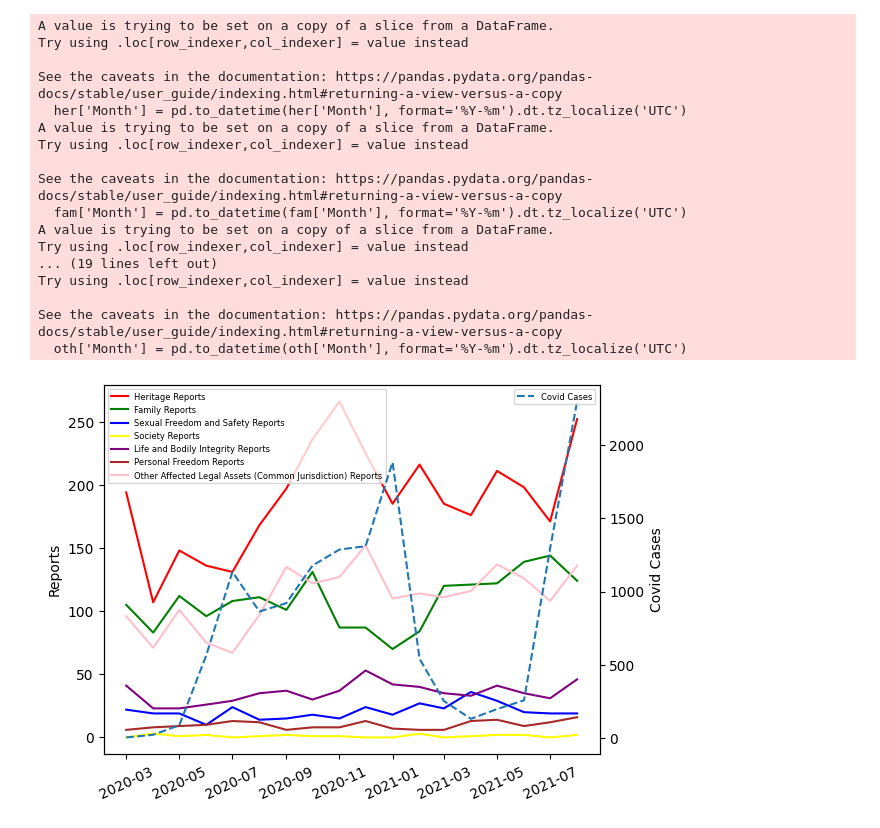
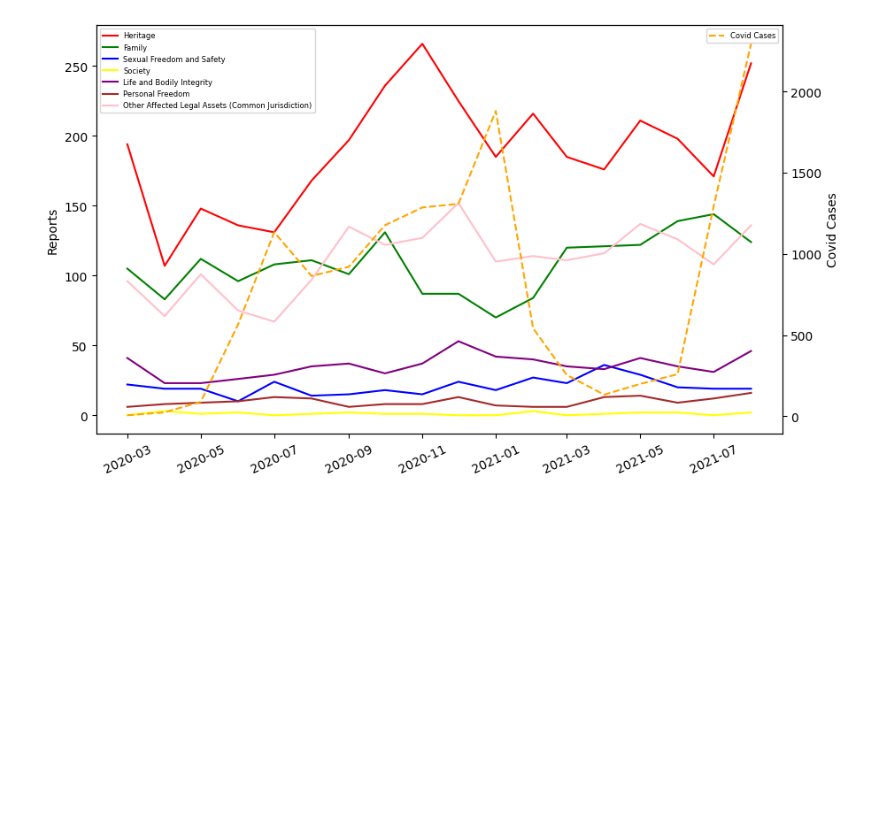
Before and after one commit to JosePabloGFnl/San-Nico-COVID-Cases-Vs-Complaints, a Jupyter notebook: Assignment4.ipynb, the cells around one changed output. Cells and saved outputs as stored; diff of their text form; code cells hidden in the pictures; blank space fills up the shorter version.

Commit message:
Plotting improved with for loop

```diff
--- a/Assignment4.ipynb
+++ b/Assignment4.ipynb
@@ -27,76 +27,56 @@ comp['Affected Legal Good'].replace(
      'Sociedad':'Society', 'Vida e Integridad Corporal':'Life and Bodily Integrity', 'Libertad Personal':'Personal Freedom',
      'Otros Bienes Jurídicos Afectados (Del Fuero Común)':'Other Affected Legal Assets (Common Jurisdiction)'},
      inplace=True, regex=False)
 
 #groupby of months
 covid = covid.groupby(['Month'])['Daily Cases'].sum()
 covid = covid.reset_index()
 
 #changing daily to monthly cases
 covid.rename(columns = {'Month' : 'Month', 'Daily Cases' : 'Monthly Cases'}, inplace = True)
 
 comp['Month'] = pd.to_datetime(comp['Month'], format='%Y-%m')
 
 #Filter by dates in range
 comp = comp.loc[(comp['Month'] > os.getenv('start_date')) & (comp['Month'] <= os.getenv('end_date'))]
 
 covid = covid.loc[(covid['Month'] > os.getenv('start_date')) & (covid['Month'] <= os.getenv('end_date'))]
 
-#filtering by affected legal good
-her = comp[comp['Affected Legal Good'] == "Heritage"]
-fam = comp[comp['Affected Legal Good'] == "Family"]
-sex = comp[comp['Affected Legal Good'] == "Sexual Freedom and Safety"]
-soc = comp[comp['Affected Legal Good'] == "Society"]
-lif = comp[comp['Affected Legal Good'] == "Life and Bodily Integrity"]
-per = comp[comp['Affected Legal Good'] == "Personal Freedom"]
-oth = comp[comp['Affected Legal Good'] == "Other Affected Legal Assets (Common Jurisdiction)"]
-
 #changing dtypes of months to object for easier management
 #changing dtypes of months to datetime with UTC timezone
-her['Month'] = pd.to_datetime(her['Month'], format='%Y-%m').dt.tz_localize('UTC')
-fam['Month'] = pd.to_datetime(fam['Month'], format='%Y-%m').dt.tz_localize('UTC')
-sex['Month'] = pd.to_datetime(sex['Month'], format='%Y-%m').dt.tz_localize('UTC')
-soc['Month'] = pd.to_datetime(soc['Month'], format='%Y-%m').dt.tz_localize('UTC')
-lif['Month'] = pd.to_datetime(lif['Month'], format='%Y-%m').dt.tz_localize('UTC')
-per['Month'] = pd.to_datetime(per['Month'], format='%Y-%m').dt.tz_localize('UTC')
-oth['Month'] = pd.to_datetime(oth['Month'], format='%Y-%m').dt.tz_localize('UTC')
+comp['Month'] = pd.to_datetime(comp['Month'], format='%Y-%m').dt.tz_localize('UTC')
 
-#plotting
-fig, ax1 = plt.subplots() # Generas el primer subplot aquí
+import matplotlib.pyplot as plt
 
-ax1.plot_date(her['Month'], her['Value'], '-', color='red')
-ax1.plot_date(fam['Month'], fam['Value'], '-', color='green')
-ax1.plot_date(sex['Month'], sex['Value'], '-', color='blue')
-ax1.plot_date(soc['Month'], soc['Value'], '-', color='yellow')
-ax1.plot_date(lif['Month'], lif['Value'], '-', color='purple')
-ax1.plot_date(per['Month'], per['Value'], '-', color='brown')
-ax1.plot_date(oth['Month'], oth['Value'], '-', color='pink')
+# List of unique values in the "affected legal good" column
+unique_values = comp['Affected Legal Good'].unique()
+
+# Define a color map for the lines
+colors = ['red', 'green', 'blue', 'yellow', 'purple', 'brown', 'pink']
+
+# Create a dictionary to map unique values to colors
+color_map = dict(zip(unique_values, colors))
+
+# Create a figure and axis
+fig, ax1 = plt.subplots(figsize=(10, 6))
+
+# Iterate through unique values and plot the corresponding dataframes
+for value in unique_values:
+    sub_df = comp[comp['Affected Legal Good'] == value]
+    ax1.plot_date(sub_df['Month'], sub_df['Value'], '-', color=color_map.get(value, 'black'), label=value)
+
 plt.xticks(rotation=25)
-ax1.legend(['Heritage Reports', 'Family Reports', 'Sexual Freedom and Safety Reports', 'Society Reports', 'Life and Bodily Integrity Reports', 'Personal Freedom Reports', 'Other Affected Legal Assets (Common Jurisdiction) Reports'], fontsize=6)
+ax1.legend(fontsize=6)
 ax1.set_ylabel('Reports')
 
-ax2 = ax1.twinx() # Creas un nuevo subplot que comparta el mismo eje X
-ax2.plot_date(pd.to_datetime(covid['Month'], format='%Y-%m').dt.tz_localize('UTC'), covid['Monthly Cases'], '--') # Diferenciamos con línea punteada
+# Create a second y-axis
+ax2 = ax1.twinx()
+
+# Plot Covid cases data
+ax2.plot_date(pd.to_datetime(covid['Month'], format='%Y-%m').dt.tz_localize('UTC'), covid['Monthly Cases'], '--', color='orange')
 ax2.legend(['Covid Cases'], fontsize=6, loc=1)
 ax2.set_ylabel('Covid Cases')
 
 plt.show()
 # %% [output]
-A value is trying to be set on a copy of a slice from a DataFrame.
-Try using .loc[row_indexer,col_indexer] = value instead
-
-See the caveats in the documentation: https://pandas.pydata.org/pandas-docs/stable/user_guide/indexing.html#returning-a-view-versus-a-copy
-  her['Month'] = pd.to_datetime(her['Month'], format='%Y-%m').dt.tz_localize('UTC')
-A value is trying to be set on a copy of a slice from a DataFrame.
-Try using .loc[row_indexer,col_indexer] = value instead
-
-See the caveats in the documentation: https://pandas.pydata.org/pandas-docs/stable/user_guide/indexing.html#returning-a-view-versus-a-copy
-  fam['Month'] = pd.to_datetime(fam['Month'], format='%Y-%m').dt.tz_localize('UTC')
-A value is trying to be set on a copy of a slice from a DataFrame.
-Try using .loc[row_indexer,col_indexer] = value instead
-... (19 lines left out)
-Try using .loc[row_indexer,col_indexer] = value instead
-
-See the caveats in the documentation: https://pandas.pydata.org/pandas-docs/stable/user_guide/indexing.html#returning-a-view-versus-a-copy
-  oth['Month'] = pd.to_datetime(oth['Month'], format='%Y-%m').dt.tz_localize('UTC')
-[figure, old version]
+[figure, new version]
```
